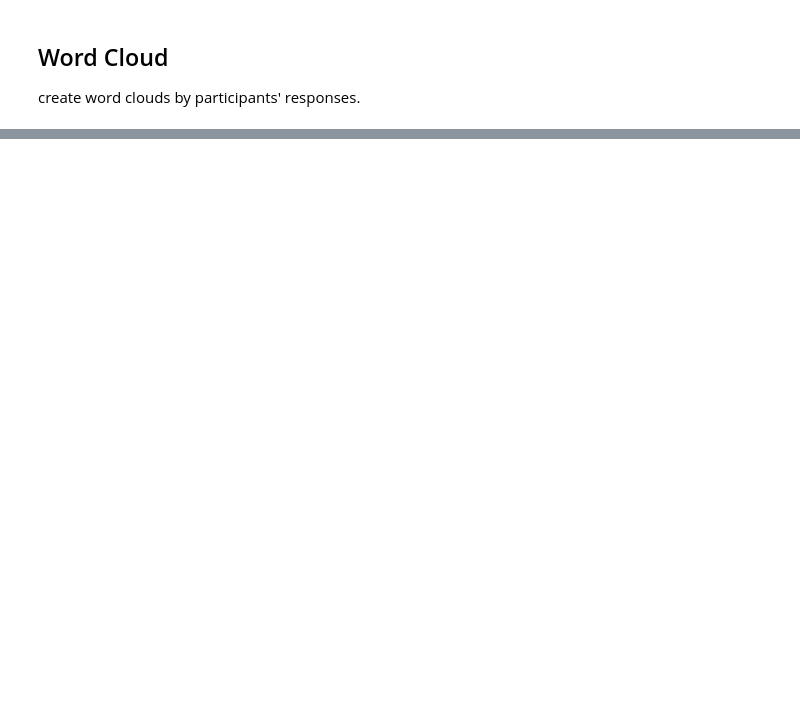
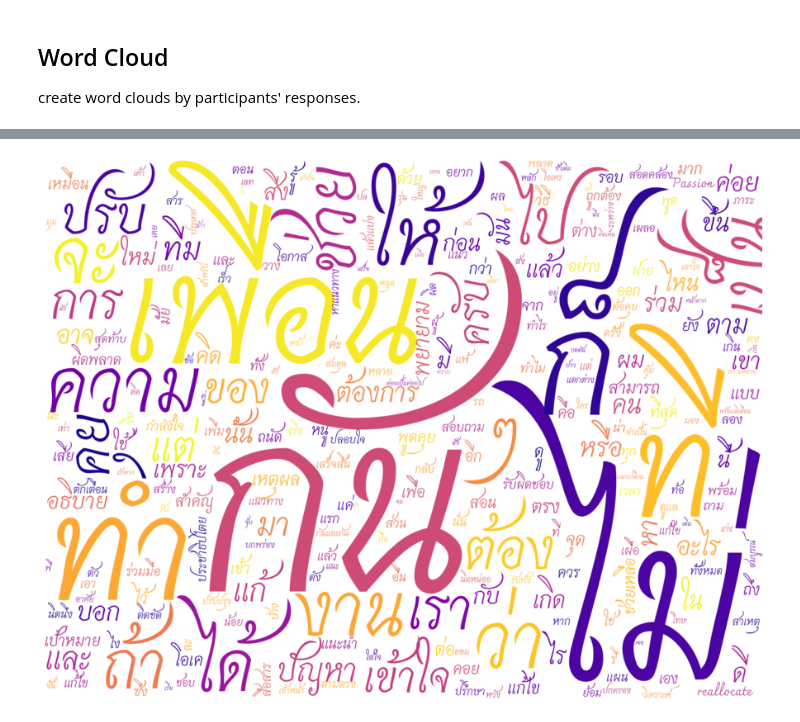
Before and after one commit to Tantatorn-dev/boku-no-notebooks, a Jupyter notebook: ESL_zero_to_hero_insight.ipynb, the cells around one changed output, grey strips where cells are left out. Drawn from its saved outputs; the diff is of its cells as text; code cells hidden in the pictures; blank space fills up the shorter version.

```diff
--- a/ESL_zero_to_hero_insight.ipynb
+++ b/ESL_zero_to_hero_insight.ipynb
@@ -88,0 +173,17 @@ create word clouds by participants' responses.
+# %%
+words = []
+responses = df["สมมุติว่า ถ้าเพื่อนร่วมทีมน้องๆ ทำงานได้ไม่เป็นไปตามที่น้องต้องการ น้องจะทำอย่างไร"]
+
+for response in responses:
+  for word in deepcut.tokenize(response):
+    words.append(word)
+
+text = " ".join(words)
+wordcloud.generate(text)
+
+fig, ax = plt.subplots(1, 1, figsize=(16, 12))
+ax.imshow(wordcloud, interpolation='bilinear')
+ax.axis("off")
+fig.show()
+# %% [output]
+[figure, added]
```
Also changed, not shown: parts of 13 cells of this notebook.
